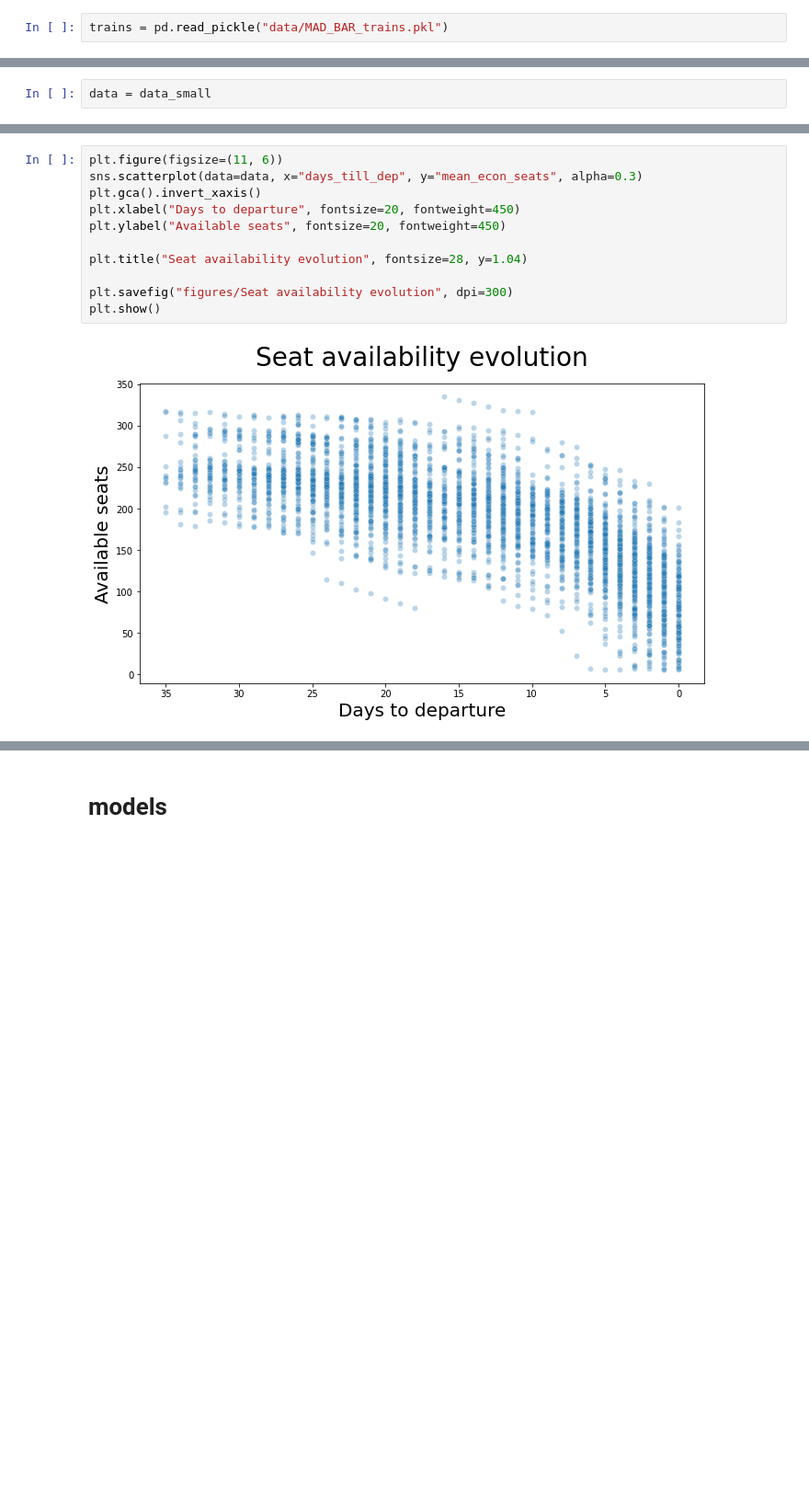
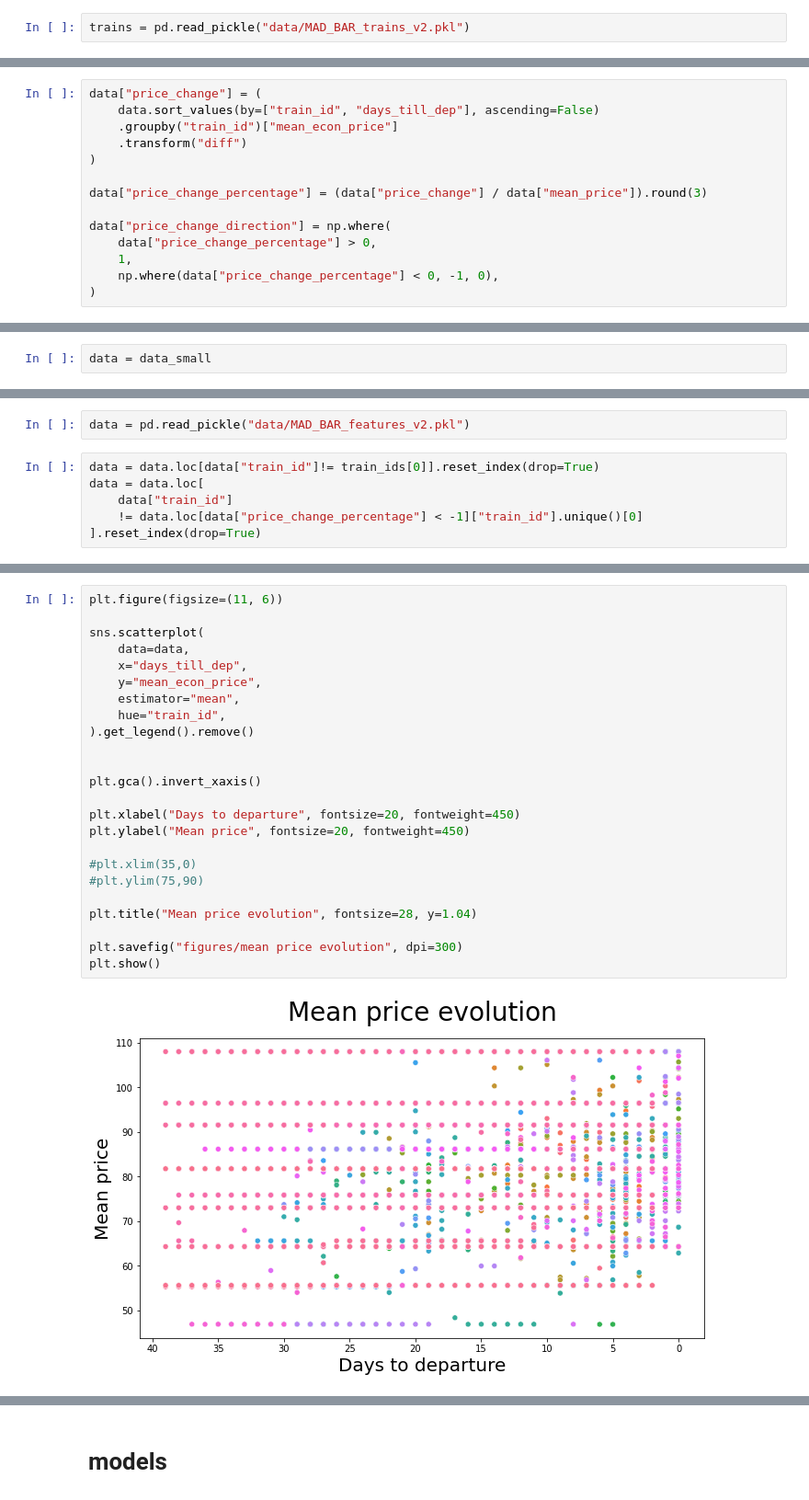
Before and after one commit to arturvelk/renfe-analysis, a Jupyter notebook: data-anal.ipynb, the cells around one changed output, grey strips where cells are left out. Shown at 92% size. Saved outputs shown, nothing was run; the diff lists cells and outputs as text; blank space fills up the shorter version.

```diff
--- a/data-anal.ipynb
+++ b/data-anal.ipynb
@@ -15,4 +15,4 @@ from linearmodels import PanelOLS
 # %% [markdown]
 # features
 # %%
-trains = pd.read_pickle("data/MAD_BAR_trains.pkl")
+trains = pd.read_pickle("data/MAD_BAR_trains_v2.pkl")
@@ -75,4 +100,18 @@ data = data.loc[
         )
     )
 ]
+# %%
+data["price_change"] = (
+    data.sort_values(by=["train_id", "days_till_dep"], ascending=False)
+    .groupby("train_id")["mean_econ_price"]
+    .transform("diff")
+)
+
+data["price_change_percentage"] = (data["price_change"] / data["mean_price"]).round(3)
+
+data["price_change_direction"] = np.where(
+    data["price_change_percentage"] > 0,
+    1,
+    np.where(data["price_change_percentage"] < 0, -1, 0),
+)
 # %%
@@ -136,0 +184,8 @@ len(data.train_id.unique())
+# %%
+data = pd.read_pickle("data/MAD_BAR_features_v2.pkl")
+# %%
+data = data.loc[data["train_id"]!= train_ids[0]].reset_index(drop=True)
+data = data.loc[
+    data["train_id"]
+    != data.loc[data["price_change_percentage"] < -1]["train_id"].unique()[0]
+].reset_index(drop=True)
@@ -137,13 +410,26 @@ len(data.train_id.unique())
 # %%
 plt.figure(figsize=(11, 6))
-sns.scatterplot(data=data, x="days_till_dep", y="mean_econ_seats", alpha=0.3)
+
+sns.scatterplot(
+    data=data,
+    x="days_till_dep",
+    y="mean_econ_price",
+    estimator="mean",
+    hue="train_id",
+).get_legend().remove()
+
+
 plt.gca().invert_xaxis()
+
 plt.xlabel("Days to departure", fontsize=20, fontweight=450)
-plt.ylabel("Available seats", fontsize=20, fontweight=450)
+plt.ylabel("Mean price", fontsize=20, fontweight=450)
 
-plt.title("Seat availability evolution", fontsize=28, y=1.04)
+#plt.xlim(35,0)
+#plt.ylim(75,90)
 
-plt.savefig("figures/Seat availability evolution", dpi=300)
+plt.title("Mean price evolution", fontsize=28, y=1.04)
+
+plt.savefig("figures/mean price evolution", dpi=300)
 plt.show()
 # %% [output]
-[figure, old version]
+[figure, new version]
```
Also changed, not shown: parts of 47 cells of this notebook, 8 other files.
